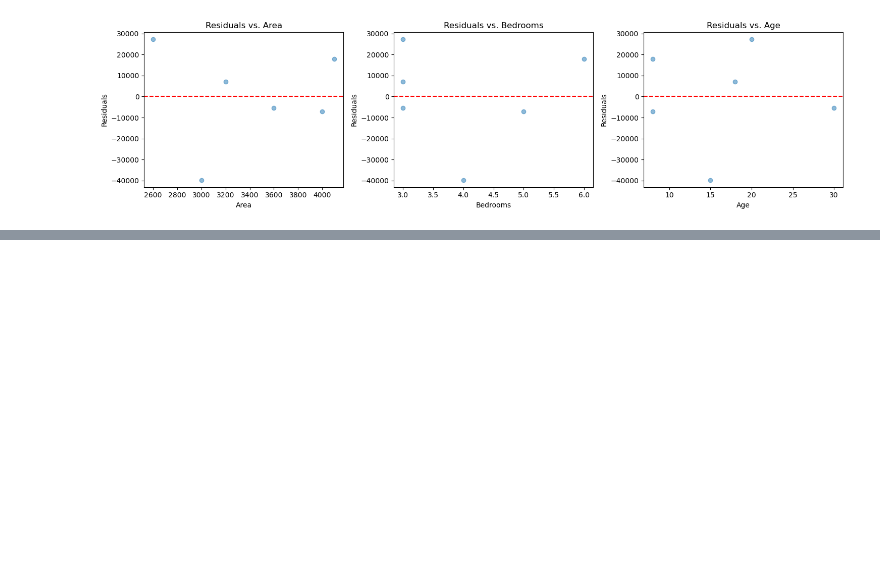
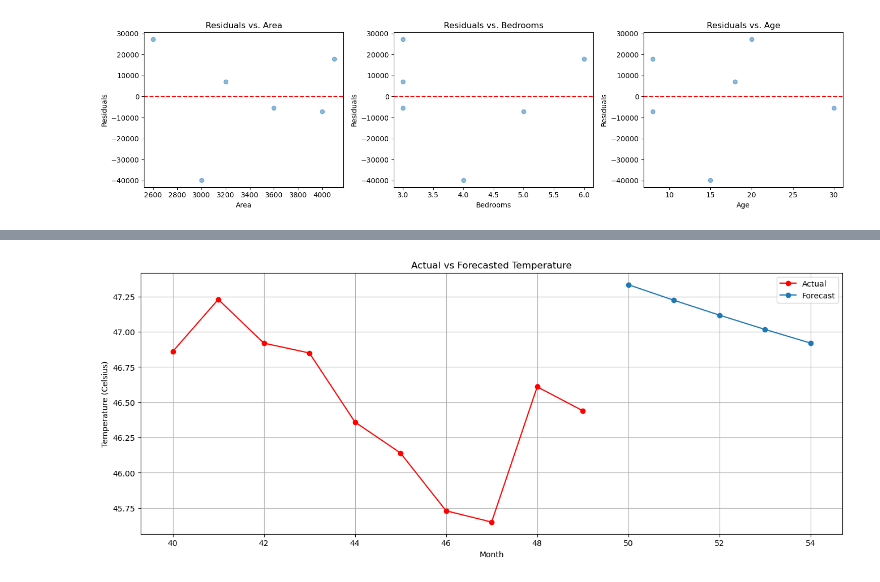
Before and after one commit to s0ul141/SB47, a Jupyter notebook: REG_DA2.ipynb, the cells around one changed output, grey strips where cells are left out. Cells and saved outputs as stored; diff of their text form; code cells hidden in the pictures; blank space fills up the shorter version.

```diff
--- a/REG_DA2.ipynb
+++ b/REG_DA2.ipynb
@@ -148,0 +226,12 @@ dir(model)
+# %%
+plt.figure(figsize=(16, 6))
+plt.plot(test.index, test, color='red', marker='o', label='Actual')
+plt.plot(range(test.index[-1] + 1, test.index[-1] + 1 + 5), forecast[:5], marker='o', label='Forecast')
+plt.xlabel('Month')
+plt.ylabel('Temperature (Celsius)')
+plt.title('Actual vs Forecasted Temperature')
+plt.legend()
+plt.grid(True)
+plt.show()
+# %% [output]
+[figure, added]
```
Also changed, not shown: parts of 13 cells of this notebook.
